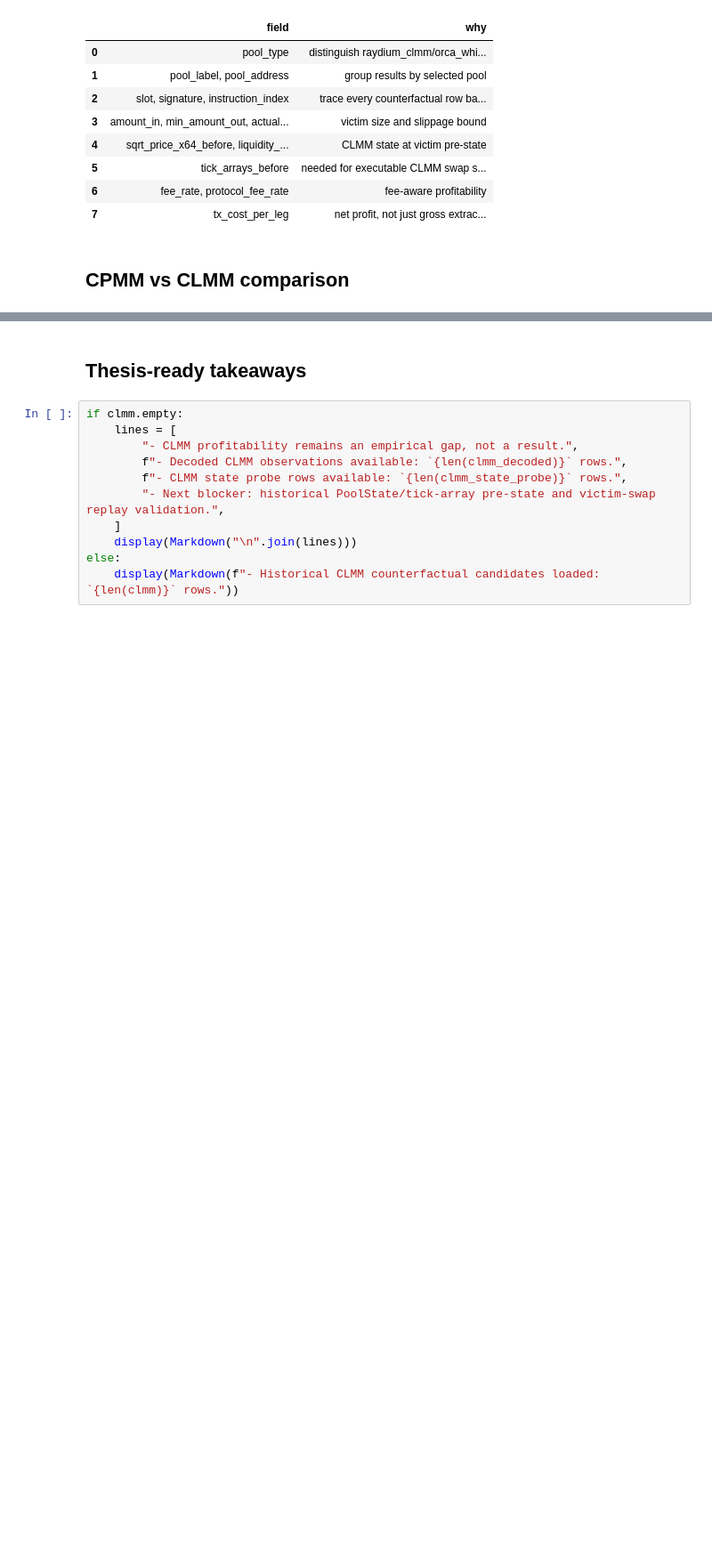
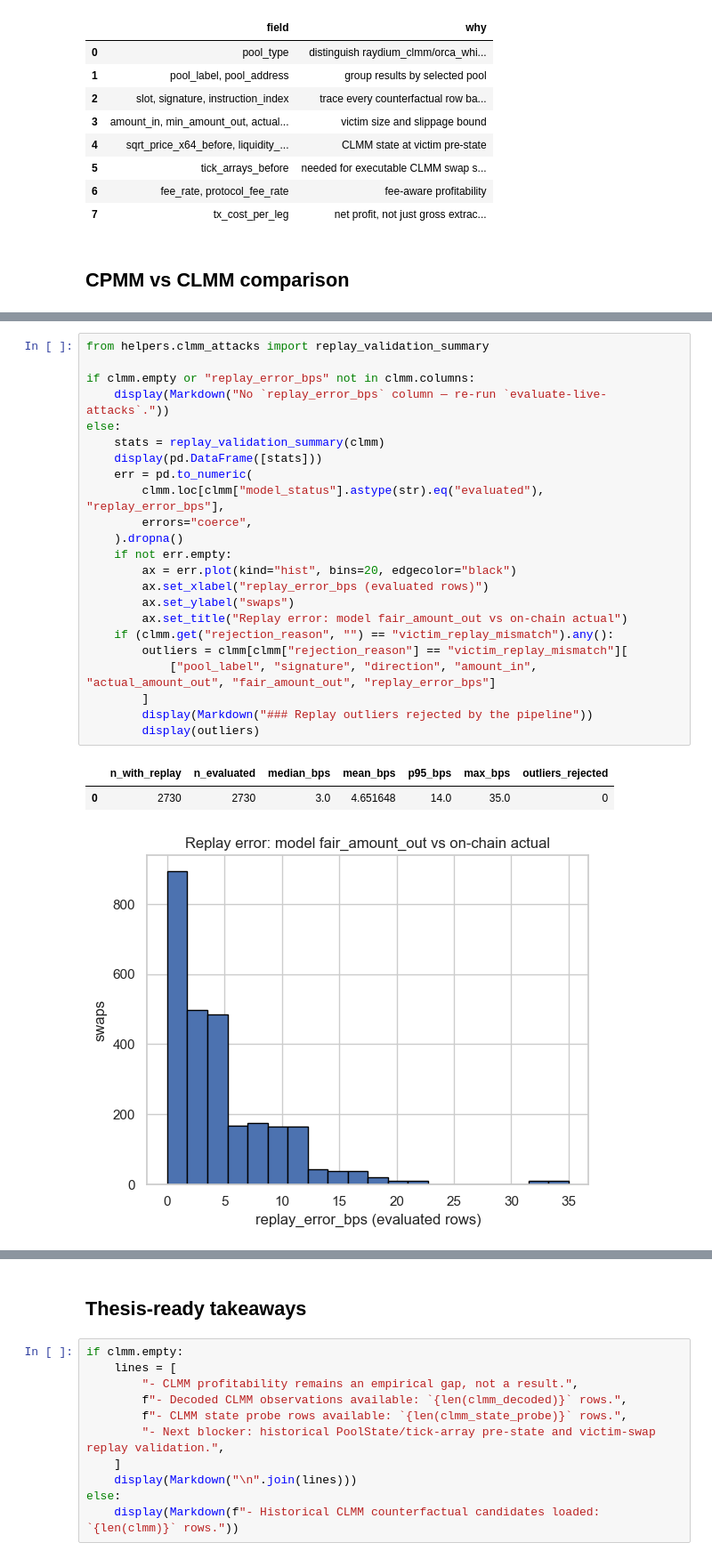
Before and after one commit to corey888773/solana-amm-attacks-analysis, a Jupyter notebook: notebooks/output/executed_03.ipynb, the cells around one changed output, grey strips where cells are left out. Shown at 89% size. Cells and saved outputs as stored; diff of their text form; blank space fills up the shorter version.

```diff
--- a/notebooks/output/executed_03.ipynb
+++ b/notebooks/output/executed_03.ipynb
@@ -169,0 +234,27 @@ CLMM decode coverage is available, but it is not profitability evidence yet.
+# %%
+from helpers.clmm_attacks import replay_validation_summary
+
+if clmm.empty or "replay_error_bps" not in clmm.columns:
+    display(Markdown("No `replay_error_bps` column — re-run `evaluate-live-attacks`."))
+else:
+    stats = replay_validation_summary(clmm)
+    display(pd.DataFrame([stats]))
+    err = pd.to_numeric(
+        clmm.loc[clmm["model_status"].astype(str).eq("evaluated"), "replay_error_bps"],
+        errors="coerce",
+    ).dropna()
+    if not err.empty:
+        ax = err.plot(kind="hist", bins=20, edgecolor="black")
+        ax.set_xlabel("replay_error_bps (evaluated rows)")
+        ax.set_ylabel("swaps")
+        ax.set_title("Replay error: model fair_amount_out vs on-chain actual")
+    if (clmm.get("rejection_reason", "") == "victim_replay_mismatch").any():
+        outliers = clmm[clmm["rejection_reason"] == "victim_replay_mismatch"][
+            ["pool_label", "signature", "direction", "amount_in", "actual_amount_out", "fair_amount_out", "replay_error_bps"]
+        ]
+        display(Markdown("### Replay outliers rejected by the pipeline"))
+        display(outliers)
+# %% [output]
+|  | n_with_replay | n_evaluated | median_bps | mean_bps | p95_bps | max_bps | outliers_rejected |
+| 0 | 2730 | 2730 | 3.0 | 4.651648 | 14.0 | 35.0 | 0 |
+[figure, added]
```
Also changed, not shown: parts of 10 cells of this notebook, 3 other files.
